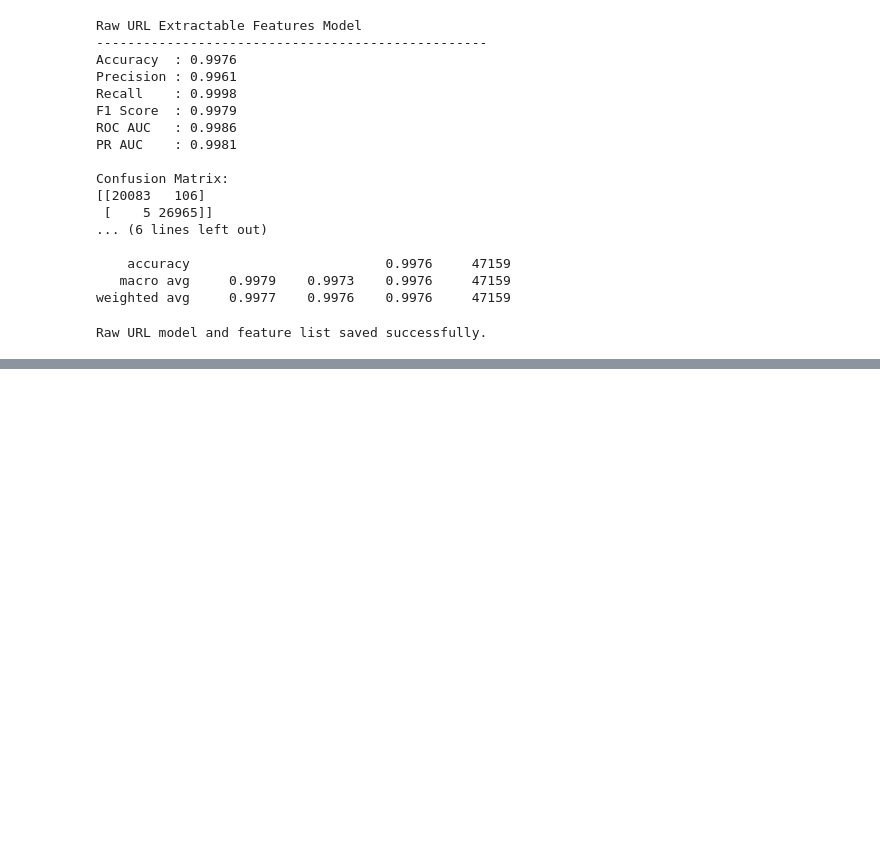
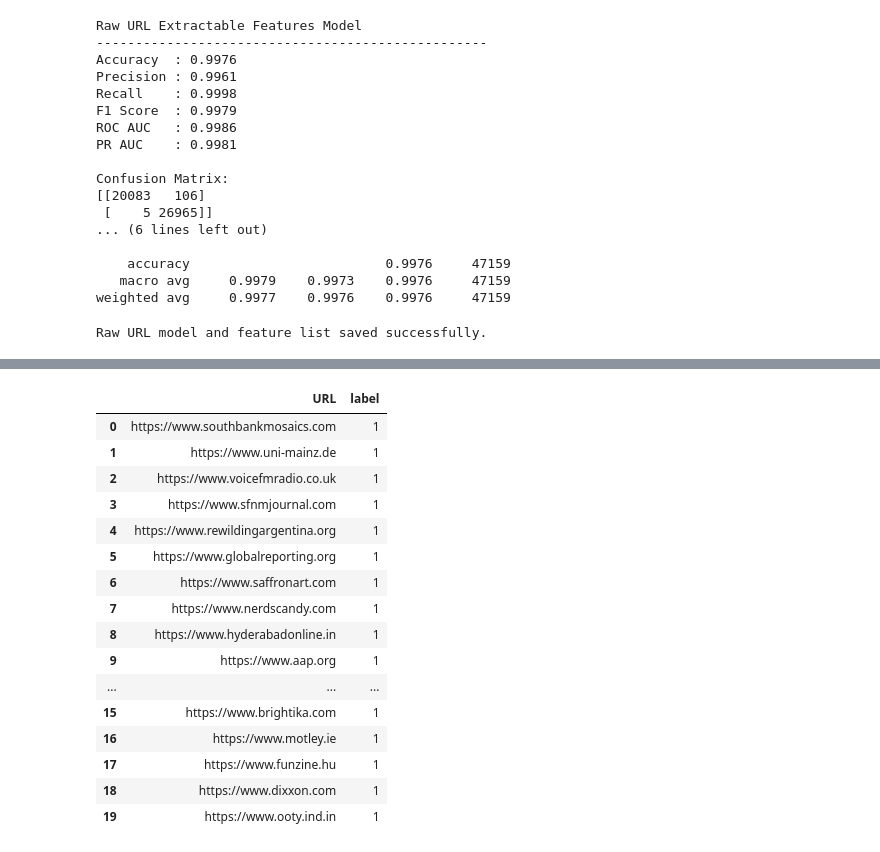
Before and after one commit to frhandev/phishing-ai-ui, a Jupyter notebook: notebooks/01_eda_and_modeling.ipynb, the cells around one changed output, grey strips where cells are left out. Drawn from its saved outputs; the diff is of its cells as text; code cells hidden in the pictures; blank space fills up the shorter version.

```diff
--- a/notebooks/01_eda_and_modeling.ipynb
+++ b/notebooks/01_eda_and_modeling.ipynb
@@ -948,0 +1214,20 @@ Raw URL model and feature list saved successfully.
+# %%
+df[["URL", "label"]].head(20)
+# %% [output]
+|  | URL | label |
+| 0 | https://www.southbankmosaics.com | 1 |
+| 1 | https://www.uni-mainz.de | 1 |
+| 2 | https://www.voicefmradio.co.uk | 1 |
+| 3 | https://www.sfnmjournal.com | 1 |
+| 4 | https://www.rewildingargentina.org | 1 |
+| 5 | https://www.globalreporting.org | 1 |
+| 6 | https://www.saffronart.com | 1 |
+| 7 | https://www.nerdscandy.com | 1 |
+| 8 | https://www.hyderabadonline.in | 1 |
+| 9 | https://www.aap.org | 1 |
+| ... | ... | ... |
+| 15 | https://www.brightika.com | 1 |
+| 16 | https://www.motley.ie | 1 |
+| 17 | https://www.funzine.hu | 1 |
+| 18 | https://www.dixxon.com | 1 |
+| 19 | https://www.ooty.ind.in | 1 |
```
Also changed, not shown: parts of 14 cells of this notebook, 3 other files.
